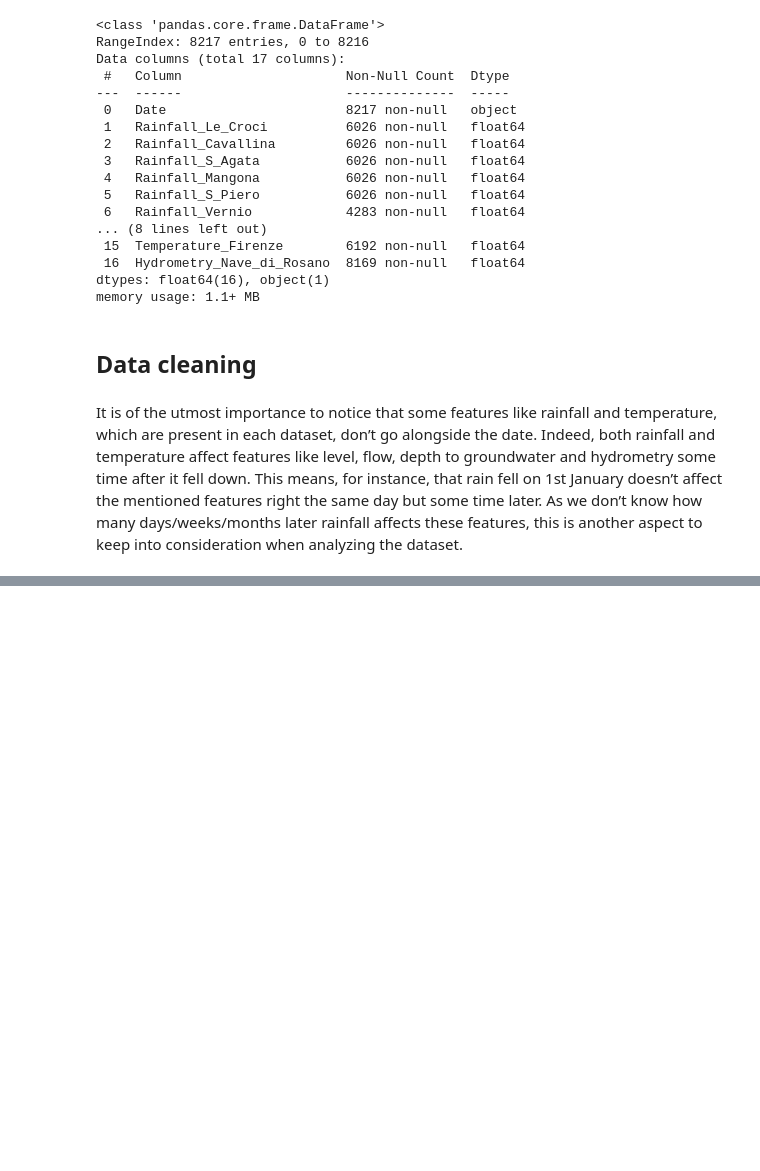
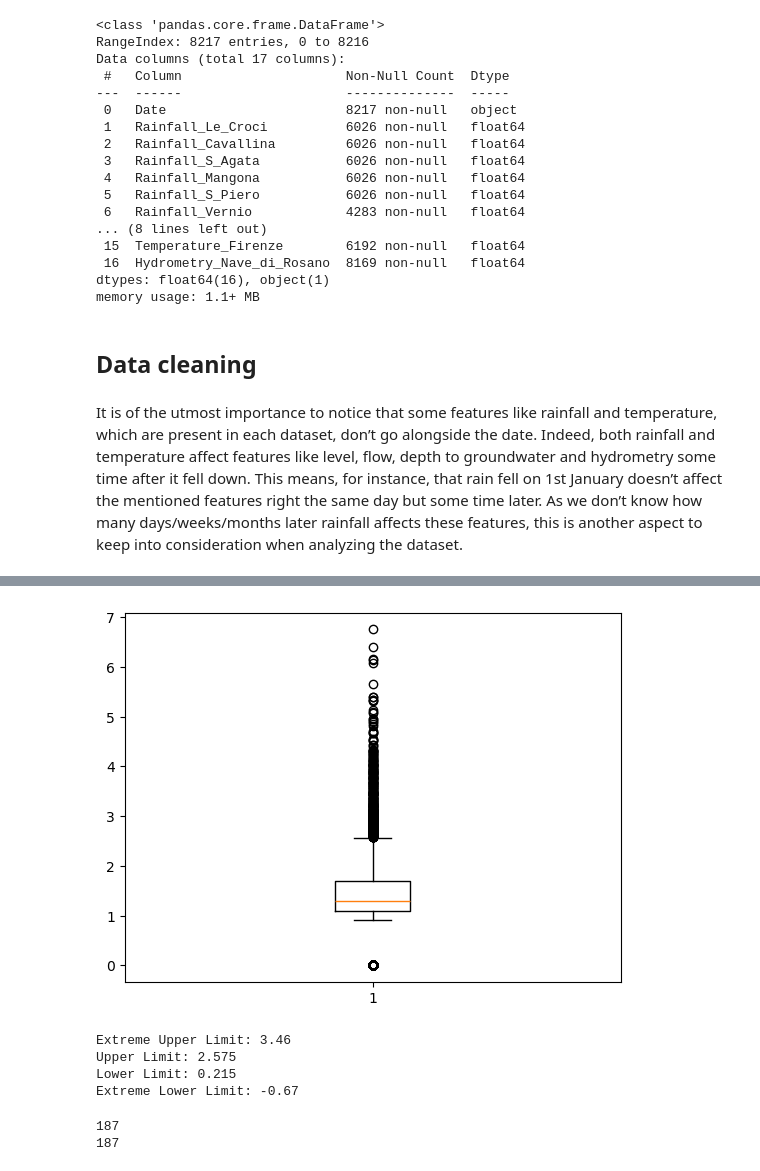
Before and after one commit to S3tuit/jup_lab, a Jupyter notebook: arno.ipynb, the cells around one changed output, grey strips where cells are left out. Drawn from its saved outputs; the diff is of its cells as text; code cells hidden in the pictures; blank space fills up the shorter version.

```diff
--- a/arno.ipynb
+++ b/arno.ipynb
@@ -47 +46,6 @@ plt.plot(df['Date'], df['Hydrometry_Nave_di_Rosano'])
 [figure]
+# %%
+plt.boxplot(df['Hydrometry_Nave_di_Rosano'].dropna())
+plt.show()
+# %% [output]
+[figure, added]
@@ -47,0 +61,13 @@ plt.plot(df['Date'], df['Hydrometry_Nave_di_Rosano'])
+# %%
+get_extreme(df['Hydrometry_Nave_di_Rosano'])
+# %% [output]
+Extreme Upper Limit: 3.46
+Upper Limit: 2.575
+Lower Limit: 0.215
+Extreme Lower Limit: -0.67
+# %%
+print((df['Hydrometry_Nave_di_Rosano'].dropna() < 0.215).sum())
+print((df['Hydrometry_Nave_di_Rosano'].dropna() == 0).sum())
+# %% [output]
+187
+187
```
Also changed, not shown: parts of 10 cells of this notebook.
